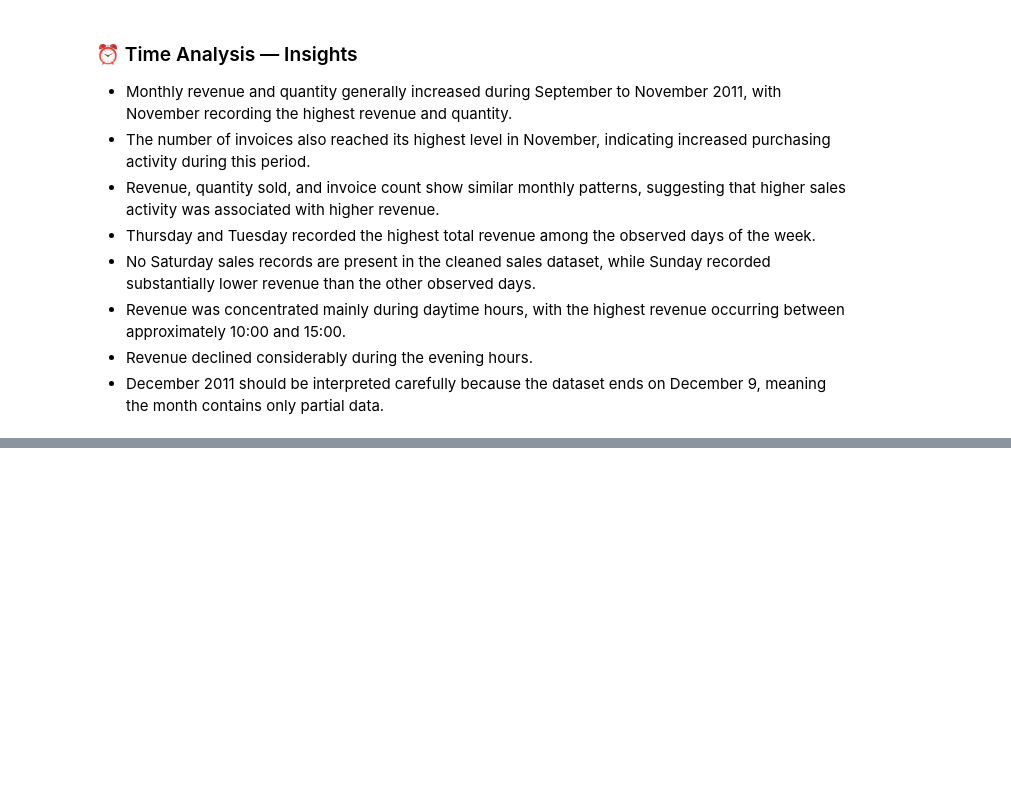
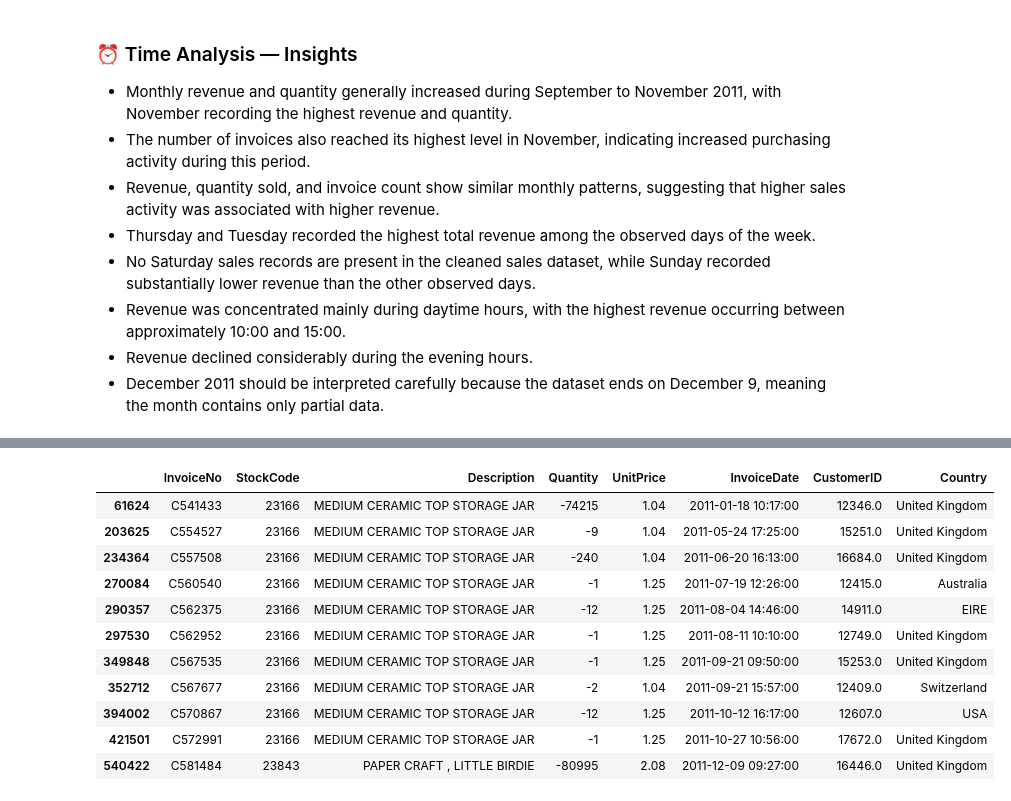
Before and after one commit to vikasa-y/Online-Retail-Sales-Analysis, a Jupyter notebook: Notebooks/Online_Retail_Eda.ipynb, the cells around one changed output, grey strips where cells are left out. Cells and saved outputs as stored; diff of their text form; code cells hidden in the pictures; blank space fills up the shorter version.

```diff
--- a/Notebooks/Online_Retail_Eda.ipynb
+++ b/Notebooks/Online_Retail_Eda.ipynb
@@ -2253,0 +2416,29 @@ plt.show()
+# %%
+cancellations_df[
+    cancellations_df["Description"].isin([
+        "PAPER CRAFT , LITTLE BIRDIE",
+        "MEDIUM CERAMIC TOP STORAGE JAR"
+    ])
+][[
+    "InvoiceNo",
+    "StockCode",
+    "Description",
+    "Quantity",
+    "UnitPrice",
+    "InvoiceDate",
+    "CustomerID",
+    "Country"
+]]
+# %% [output]
+|  | InvoiceNo | StockCode | Description | Quantity | UnitPrice | InvoiceDate | CustomerID | Country |
+| 61624 | C541433 | 23166 | MEDIUM CERAMIC TOP STORAGE JAR | -74215 | 1.04 | 2011-01-18 10:17:00 | 12346.0 | United Kingdom |
+| 203625 | C554527 | 23166 | MEDIUM CERAMIC TOP STORAGE JAR | -9 | 1.04 | 2011-05-24 17:25:00 | 15251.0 | United Kingdom |
+| 234364 | C557508 | 23166 | MEDIUM CERAMIC TOP STORAGE JAR | -240 | 1.04 | 2011-06-20 16:13:00 | 16684.0 | United Kingdom |
+| 270084 | C560540 | 23166 | MEDIUM CERAMIC TOP STORAGE JAR | -1 | 1.25 | 2011-07-19 12:26:00 | 12415.0 | Australia |
+| 290357 | C562375 | 23166 | MEDIUM CERAMIC TOP STORAGE JAR | -12 | 1.25 | 2011-08-04 14:46:00 | 14911.0 | EIRE |
+| 297530 | C562952 | 23166 | MEDIUM CERAMIC TOP STORAGE JAR | -1 | 1.25 | 2011-08-11 10:10:00 | 12749.0 | United Kingdom |
+| 349848 | C567535 | 23166 | MEDIUM CERAMIC TOP STORAGE JAR | -1 | 1.25 | 2011-09-21 09:50:00 | 15253.0 | United Kingdom |
+| 352712 | C567677 | 23166 | MEDIUM CERAMIC TOP STORAGE JAR | -2 | 1.04 | 2011-09-21 15:57:00 | 12409.0 | Switzerland |
+| 394002 | C570867 | 23166 | MEDIUM CERAMIC TOP STORAGE JAR | -12 | 1.25 | 2011-10-12 16:17:00 | 12607.0 | USA |
+| 421501 | C572991 | 23166 | MEDIUM CERAMIC TOP STORAGE JAR | -1 | 1.25 | 2011-10-27 10:56:00 | 17672.0 | United Kingdom |
+| 540422 | C581484 | 23843 | PAPER CRAFT , LITTLE BIRDIE | -80995 | 2.08 | 2011-12-09 09:27:00 | 16446.0 | United Kingdom |
```
Also changed, not shown: parts of 25 cells of this notebook.
